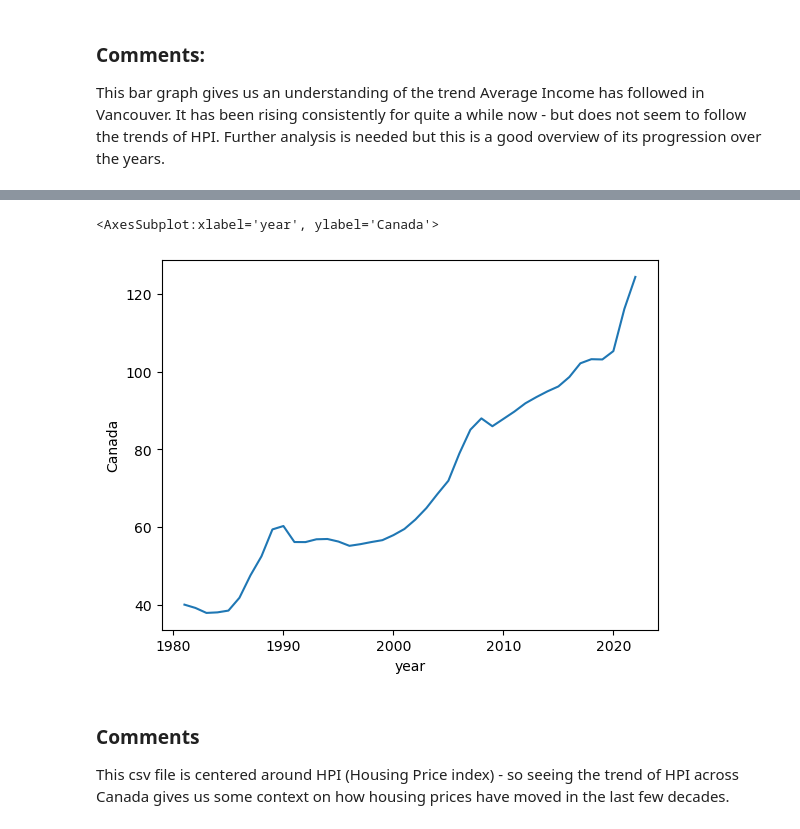
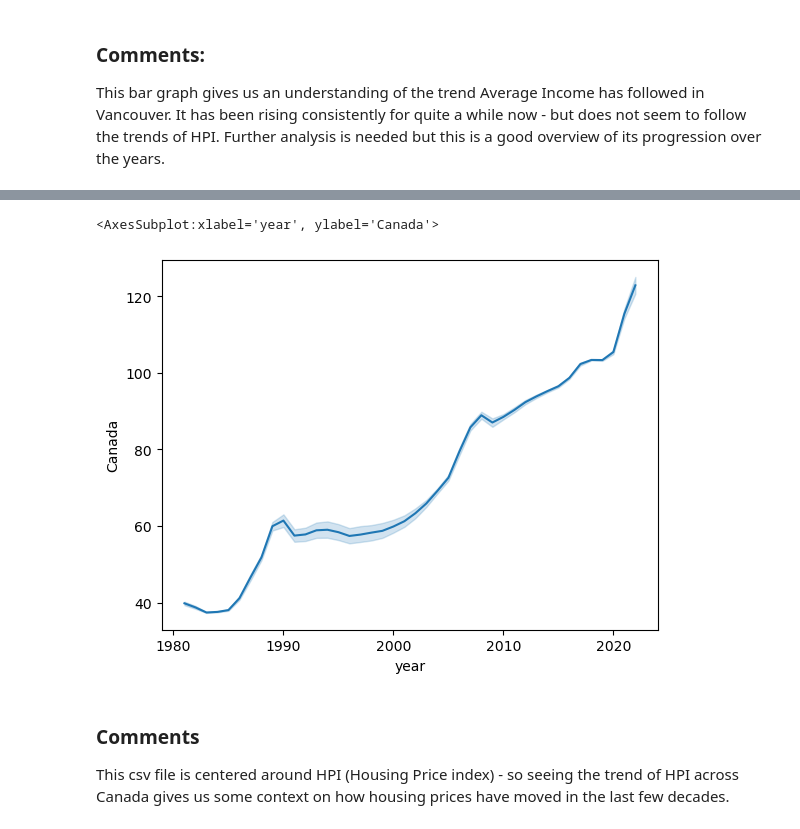
Before and after one commit to ubco-W2022T1-cosc301/group13, a Jupyter notebook: notebooks/analysis1.ipynb, the cells around one changed output, grey strips where cells are left out. Drawn from its saved outputs; the diff is of its cells as text; code cells hidden in the pictures.

```diff
--- a/notebooks/analysis1.ipynb
+++ b/notebooks/analysis1.ipynb
@@ -138,8 +105,8 @@ hpi_dataset
 # %%
-sns.lineplot(data=hpi_plot, x='year', y='Canada')
+sns.lineplot(data=hpi_dataset, x='year', y='Canada')
 # %% [output]
 <AxesSubplot:xlabel='year', ylabel='Canada'>
-[figure, old version]
+[figure, new version]
 # %% [markdown]
 ### Comments
 This csv file is centered around HPI (Housing Price index) - so seeing the trend of HPI across Canada gives us some context on how housing prices have moved in the last few decades.
```
Also changed, not shown: parts of 17 cells of this notebook.
